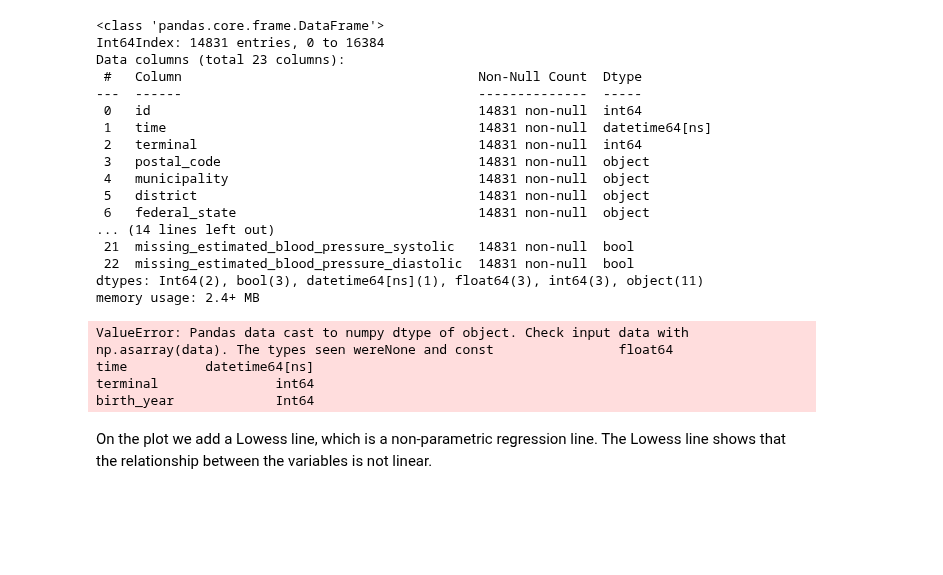
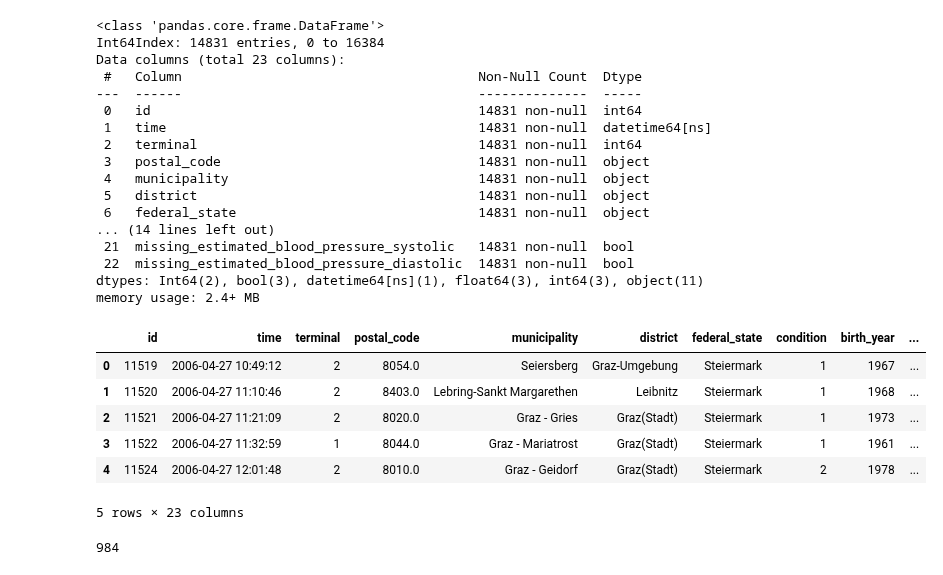
Before and after one commit to farrukh-ahmed/Case-Studies---Project-1, a Jupyter notebook: Notebooks/Week04-linear-models-Aymane.ipynb, the cells around one changed output. Cells and saved outputs as stored; diff of their text form; code cells hidden in the pictures; blank space fills up the shorter version.

```diff
--- a/Notebooks/Week04-linear-models-Aymane.ipynb
+++ b/Notebooks/Week04-linear-models-Aymane.ipynb
@@ -296,4 +296,30 @@ Data columns (total 23 columns):
  22  missing_estimated_blood_pressure_diastolic  14831 non-null  bool
 dtypes: Int64(2), bool(3), datetime64[ns](1), float64(3), int64(3), object(11)
 memory usage: 2.4+ MB
+# %%
+# transform age type from Int64 to int64:
+data_df['age'] = data_df['age'].astype('int64')
+data_df['birth_year'] = data_df['birth_year'].astype('int64')
+data_df['condition'] = data_df['condition'].astype('int64')
+
+# transform bool variables to int64:
+data_df['is_local_resident'] = data_df['is_local_resident'].astype('int64')
+data_df['known_blood_sugar'] = data_df['known_blood_sugar'].astype('int64')
+data_df['known_cholesterol'] = data_df['known_cholesterol'].astype('int64')
+data_df['in_treatment'] = data_df['in_treatment'].astype('int64')
+
+data_df.head()
+# %% [output]
+|  | id | time | terminal | postal_code | municipality | district | federal_state | condition | birth_year | ... |
+| 0 | 11519 | 2006-04-27 10:49:12 | 2 | 8054.0 | Seiersberg | Graz-Umgebung | Steiermark | 1 | 1967 | ... |
+| 1 | 11520 | 2006-04-27 11:10:46 | 2 | 8403.0 | Lebring-Sankt Margarethen | Leibnitz | Steiermark | 1 | 1968 | ... |
+| 2 | 11521 | 2006-04-27 11:21:09 | 2 | 8020.0 | Graz - Gries | Graz(Stadt) | Steiermark | 1 | 1973 | ... |
+| 3 | 11522 | 2006-04-27 11:32:59 | 1 | 8044.0 | Graz - Mariatrost | Graz(Stadt) | Steiermark | 1 | 1961 | ... |
+| 4 | 11524 | 2006-04-27 12:01:48 | 2 | 8010.0 | Graz - Geidorf | Graz(Stadt) | Steiermark | 2 | 1978 | ... |
+5 rows × 23 columns
+# %%
+# how many unique values are there in the municipality column?:
+data_df['municipality'].nunique()
+# %% [output]
+984
 # %%
@@ -310,18 +347,0 @@ features = pd.get_dummies(features, columns=categorical.columns, drop_first=True
-# %%
-# fit a linear regression model to the measured blood pressure diastolic using the first 10 features:
-# using the statsmodels package
-import statsmodels.api as sm
-
-X = features.iloc[:, 0:3]
-y = data_df['measured_blood_pressure_diastolic']
-
-X = sm.add_constant(X)
-model = sm.OLS(y, X).fit()
-predictions = model.predict(X)
-# %% [output]
-ValueError: Pandas data cast to numpy dtype of object. Check input data with np.asarray(data). The types seen wereNone and const                float64
-time          datetime64[ns]
-terminal               int64
-birth_year             Int64
-# %% [markdown]
-On the plot we add a Lowess line, which is a non-parametric regression line. The Lowess line shows that the relationship between the variables is not linear.
```
Also changed, not shown: parts of 4 cells of this notebook, 2 other files.
